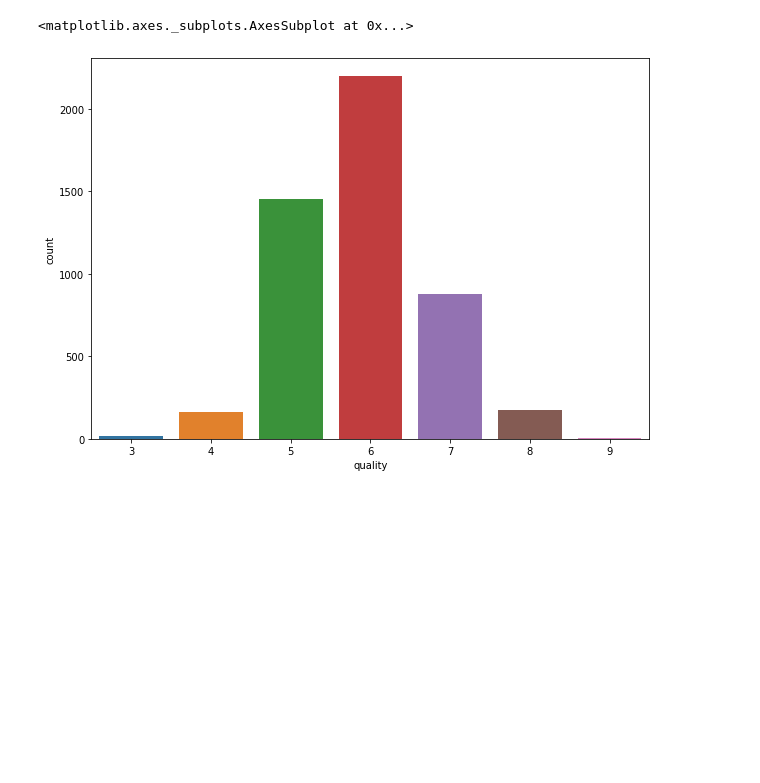
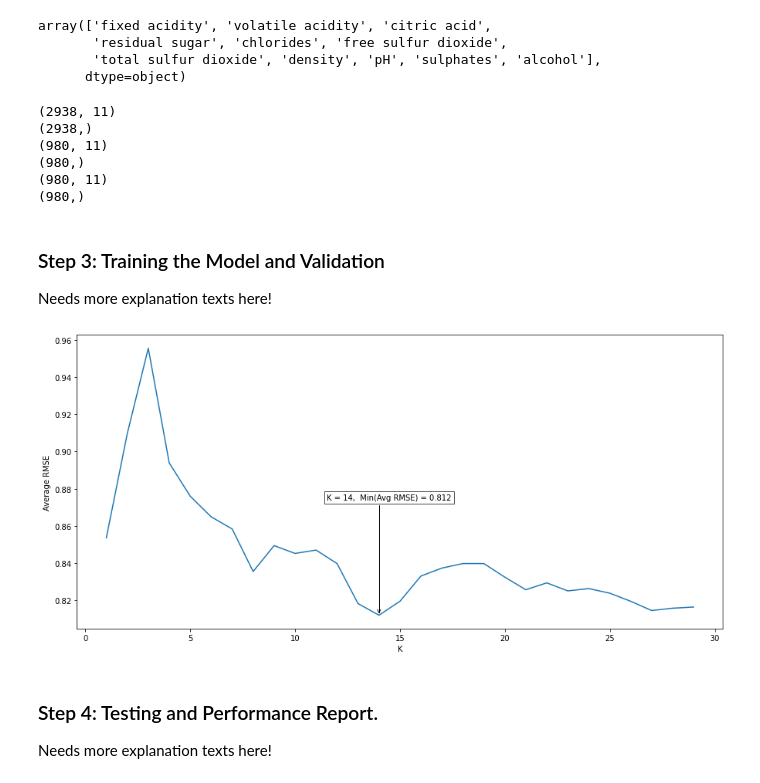
Before and after one commit to ShangZhang4Food/wine_classification, a Jupyter notebook: Sparkling_Wine_Classification.ipynb, the cells around one changed output. Drawn from its saved outputs; the diff is of its cells as text; code cells hidden in the pictures; blank space fills up the shorter version.

```diff
--- a/Sparkling_Wine_Classification.ipynb
+++ b/Sparkling_Wine_Classification.ipynb
@@ -60,11 +92,76 @@ dtype: int64
+# %%
+df.columns.values[:-1]
+# %% [output]
+array(['fixed acidity', 'volatile acidity', 'citric acid',
+       'residual sugar', 'chlorides', 'free sulfur dioxide',
+       'total sulfur dioxide', 'density', 'pH', 'sulphates', 'alcohol'],
+      dtype=object)
 # %%
 # Separate the dependent and independent variables.
-X = df.drop('quality', axis=1)
+# X = df.drop('quality', axis=1)
 y = df['quality'].astype('category')
 
-# Visualize the wine quality distribution.
-plt.figure(figsize = (10,7))
-sns.countplot(x = y)
+# Apply the z-score to all features.
+input_variables = df.columns.values[:-1]
+X = df[input_variables].apply(zscore)
-# %% [output]
-<matplotlib.axes._subplots.AxesSubplot at 0x...>
-[figure, removed]
+# %%
+
+
+X_train, X_rest, y_train, y_rest = train_test_split(X,y, train_size=0.6)
+X_valid, X_test, y_valid, y_test = train_test_split(X_rest,y_rest, test_size=0.5)
+
+print(X_train.shape),print(y_train.shape)
+print(X_valid.shape),print(y_valid.shape)
+print(X_test.shape),print(y_test.shape);
+# %% [output]
+(2938, 11)
+(2938,)
+(980, 11)
+(980,)
+(980, 11)
+(980,)
+# %% [markdown]
+### Step 3: Training the Model and Validation
+
+Needs more explanation texts here!
+# %%
+x_list = []
+rmse_list = []
+
+for k in range(1,30):
+  sum_rmse = 0
+  for i in range(30):
+    knn = KNeighborsClassifier(n_neighbors = k)
+    knn.fit(X_train, y_train)
+    prediction = knn.predict(X_valid)
+    rmse = np.sqrt(mse(y_valid, prediction))
+    sum_rmse += rmse
+  x_list.append(k)
+  rmse_list.append(sum_rmse/30)
+# %%
+fig, ax = plt.subplots(figsize=(15,7))
+ax.plot(x_list, rmse_list)
+
+def annot_max(x,y, ax=None):
+    xmax = x[np.argmin(y)]
+    ymax = min(y)
+    text= "K = {:.0f},  Min(Avg RMSE) = {:.3f}".format(xmax, ymax)
+    if not ax:
+        ax=plt.gca()
+    bbox_props = dict(boxstyle="square,pad=0.3", fc="w", ec="k", lw=0.72)
+    arrowprops=dict(arrowstyle="->",connectionstyle="angle,angleA=0,angleB=90")
+    kw = dict(xycoords='data',textcoords="axes fraction",
+              arrowprops=arrowprops, bbox=bbox_props, ha="right", va="top")
+    ax.annotate(text, xy=(xmax, ymax), xytext=(0.58,0.46), **kw)
+
+annot_max(x_list,rmse_list)
+
+plt.xlabel("K")
+plt.ylabel("Average RMSE")
+plt.show()
+# %% [output]
+[figure, added]
+# %% [markdown]
+### Step 4: Testing and Performance Report.
+
+Needs more explanation texts here!
```
Also changed, not shown: parts of 8 cells of this notebook.
